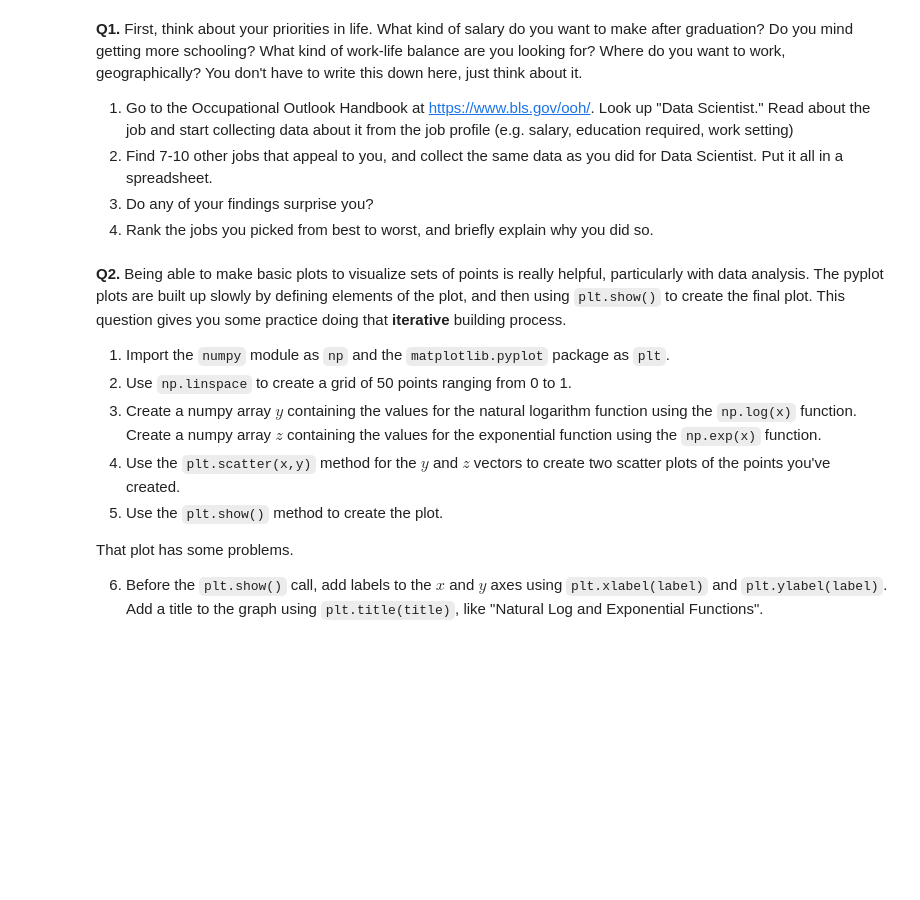
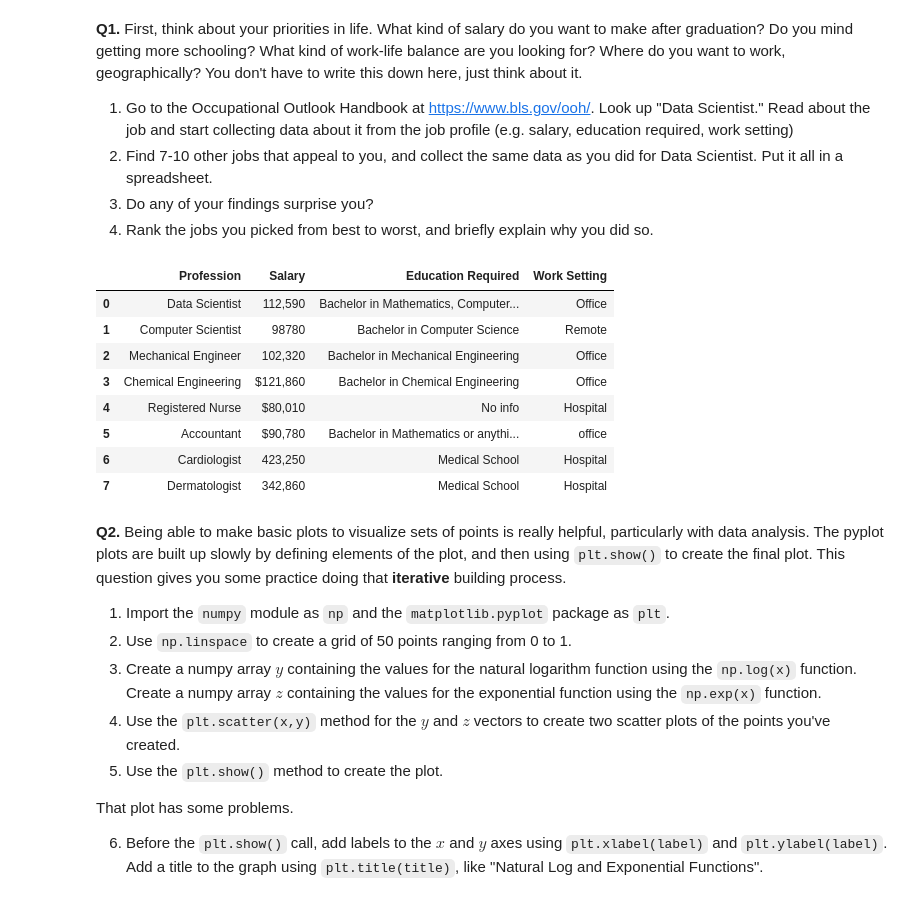
Before and after one commit to SafaaMahbub/programming, a Jupyter notebook: assignment/assignment_programming.ipynb, the cells around one changed output. Cells and saved outputs as stored; diff of their text form; code cells hidden in the pictures; blank space fills up the shorter version.

Commit message:
Added comments to question 2 and imported a spreadsheet

```diff
--- a/assignment/assignment_programming.ipynb
+++ b/assignment/assignment_programming.ipynb
@@ -8,6 +8,22 @@
 2. Find 7-10 other jobs that appeal to you, and collect the same data as you did for Data Scientist. Put it all in a spreadsheet.
 3. Do any of your findings surprise you?
 4. Rank the jobs you picked from best to worst, and briefly explain why you did so.
+# %%
+import pandas as pd
+
+df = pd.read_csv('/content/Professions Hw1 - Sheet1.csv')
+
+df.head(10)
+# %% [output]
+|  | Profession | Salary | Education Required | Work Setting |
+| 0 | Data Scientist | 112,590 | Bachelor in Mathematics, Computer... | Office |
+| 1 | Computer Scientist | 98780 | Bachelor in Computer Science | Remote |
+| 2 | Mechanical Engineer | 102,320 | Bachelor in Mechanical Engineering | Office |
+| 3 | Chemical Engineering | $121,860 | Bachelor in Chemical Engineering | Office |
+| 4 | Registered Nurse | $80,010 | No info | Hospital |
+| 5 | Accountant | $90,780 | Bachelor in Mathematics or anythi... | office |
+| 6 | Cardiologist | 423,250 | Medical School | Hospital |
+| 7 | Dermatologist | 342,860 | Medical School | Hospital |
 # %% [markdown]
 **Q2.** Being able to make basic plots to visualize sets of points is really helpful, particularly with data analysis. The pyplot plots are built up slowly by defining elements of the plot, and then using `plt.show()` to create the final plot. This question gives you some practice doing that **iterative** building process.
 
```
Also changed, not shown: parts of 1 cell of this notebook.
